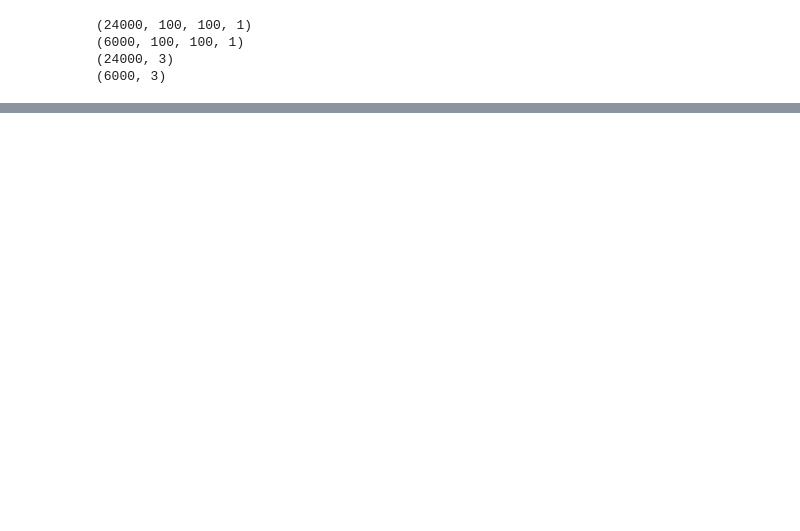
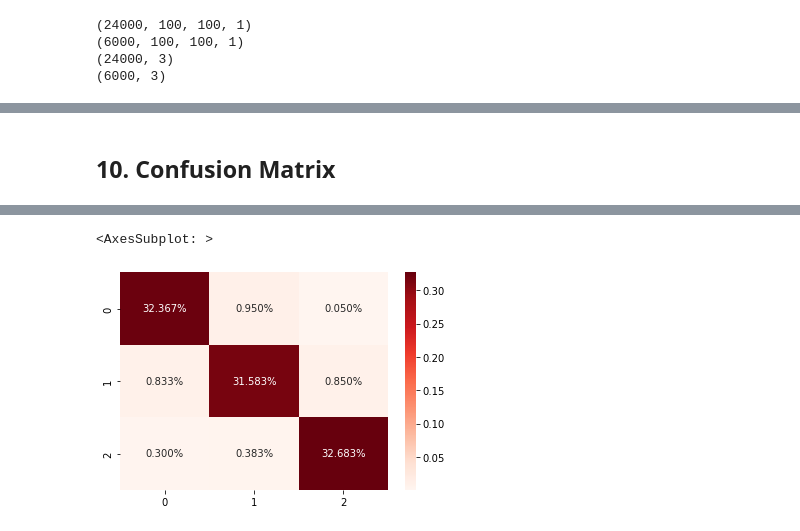
Before and after one commit to c-hammer45/ShapesClassification, a Jupyter notebook: Shapes_Classification.ipynb, the cells around one changed output, grey strips where cells are left out. Drawn from its saved outputs; the diff is of its cells as text; code cells hidden in the pictures; blank space fills up the shorter version.

```diff
--- a/Shapes_Classification.ipynb
+++ b/Shapes_Classification.ipynb
@@ -158,0 +167,9 @@ accuracy of model:  0.9671666622161865
+# %% [markdown]
+## 10. Confusion Matrix
+# %%
+y_pred = model.predict(x_test)
+y_pred_class = np.argmax(y_pred, axis=1)
+y_true = np.argmax(y_test, axis=1)
+conf_mat = confusion_matrix(y_true, y_pred_class, labels=[0,1,2])
+sns.heatmap(conf_mat/np.sum(conf_mat), annot=True, fmt = '0.3%', cmap="Reds")
+# %% [output]
@@ -158,0 +177,2 @@ accuracy of model:  0.9671666622161865
+<AxesSubplot: >
+[figure, added]
```
Also changed, not shown: parts of 15 cells of this notebook.
